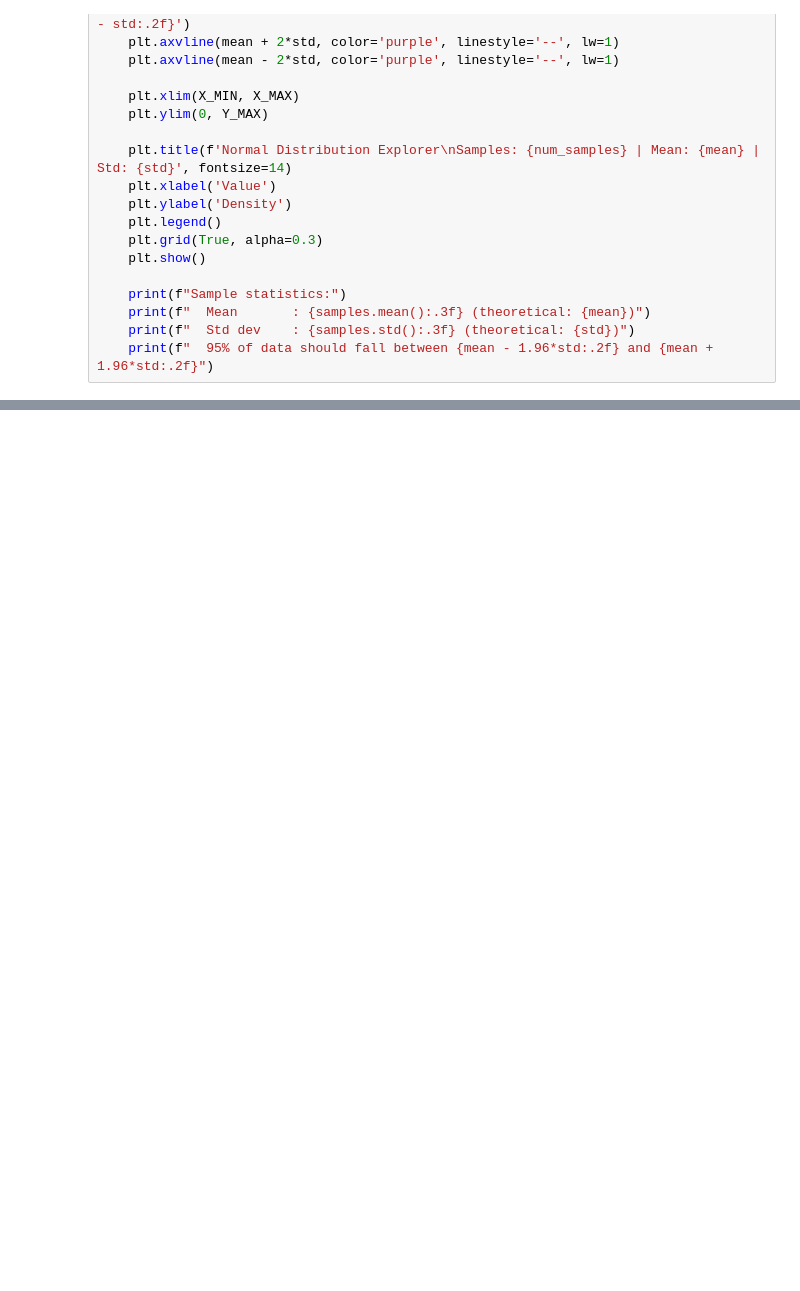
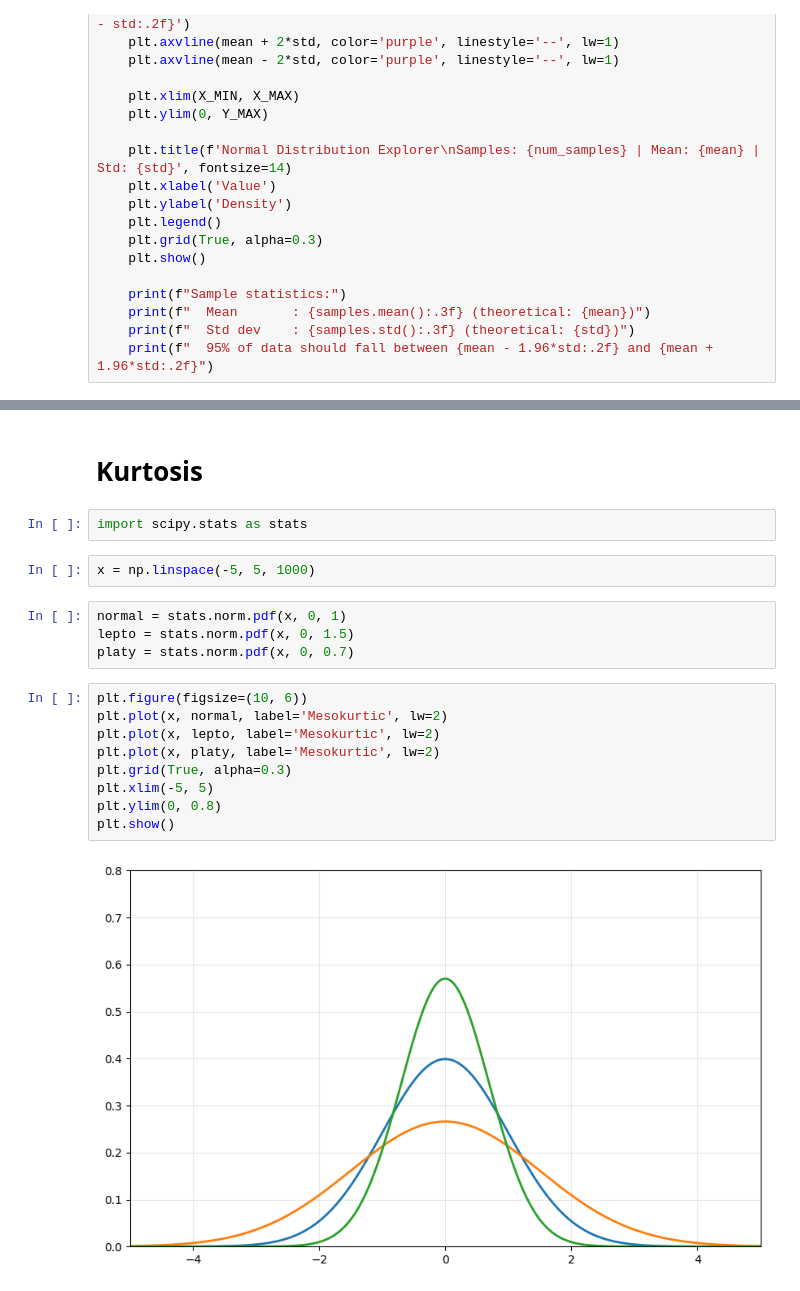
Before and after one commit to SL-Emma/Normal_Distribution_Explorer, a Jupyter notebook: normal_distribution.ipynb, the cells around one changed output, grey strips where cells are left out. Cells and saved outputs as stored; diff of their text form; blank space fills up the shorter version.

Commit message:
added kurtosis

```diff
--- a/normal_distribution.ipynb
+++ b/normal_distribution.ipynb
@@ -70 +72,22 @@ Sample statistics:
   95% of data should fall between -1.18 and 1.18
+# %% [markdown]
+# Kurtosis
+# %%
+import scipy.stats as stats
+# %%
+x = np.linspace(-5, 5, 1000)
+# %%
+normal = stats.norm.pdf(x, 0, 1)
+lepto = stats.norm.pdf(x, 0, 1.5)
+platy = stats.norm.pdf(x, 0, 0.7)
+# %%
+plt.figure(figsize=(10, 6))
+plt.plot(x, normal, label='Mesokurtic', lw=2)
+plt.plot(x, lepto, label='Mesokurtic', lw=2)
+plt.plot(x, platy, label='Mesokurtic', lw=2)
+plt.grid(True, alpha=0.3)
+plt.xlim(-5, 5)
+plt.ylim(0, 0.8)
+plt.show()
+# %% [output]
+[figure, added]
```
Also changed, not shown: parts of 2 cells of this notebook.
